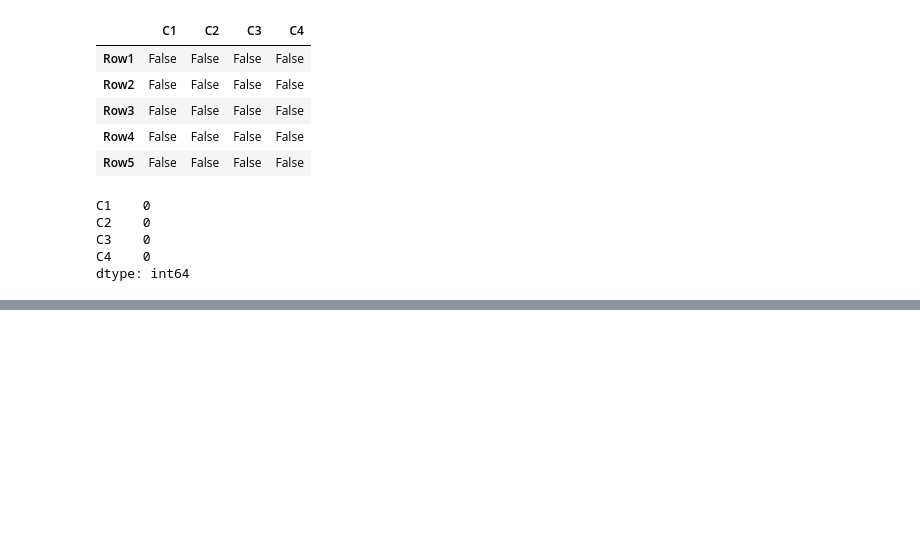
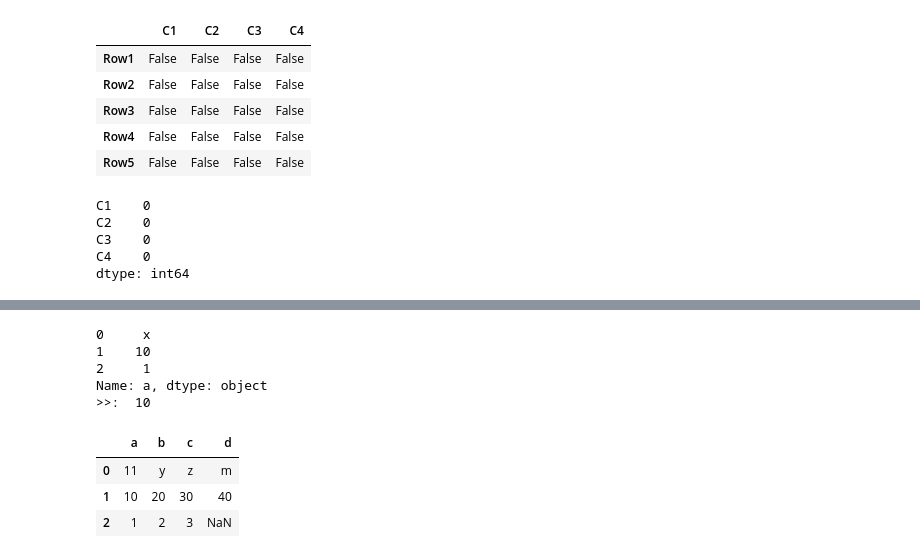
Before and after one commit to ankitsuwal/machine_learning, a Jupyter notebook: pandas_t1.ipynb, the cells around one changed output, grey strips where cells are left out. Saved outputs shown, nothing was run; the diff lists cells and outputs as text; code cells hidden in the pictures; blank space fills up the shorter version.

```diff
--- a/pandas_t1.ipynb
+++ b/pandas_t1.ipynb
@@ -124,0 +248,5 @@ df.isnull().
+# %%
+data = ('a, b, c, d\n'
+       '11, y, z, m \n'
+       '10, 20, 30, 40 \n'
+       '1, 2, 3 \n')
@@ -124,0 +269,17 @@ df.isnull().
+# %%
+print(df['a'])
+print(">>: ", df['a'][1])
+# %% [output]
+0     x
+1    10
+2     1
+Name: a, dtype: object
+>>:  10
+# %%
+df = pd.read_csv(StringIO(data), dtype={'a': int, 'b':str , 'c': str, 'd': str})
+df
+# %% [output]
+|  | a | b | c | d |
+| 0 | 11 | y | z | m |
+| 1 | 10 | 20 | 30 | 40 |
+| 2 | 1 | 2 | 3 | NaN |
```
Also changed, not shown: parts of 18 cells of this notebook, 1 other file.
